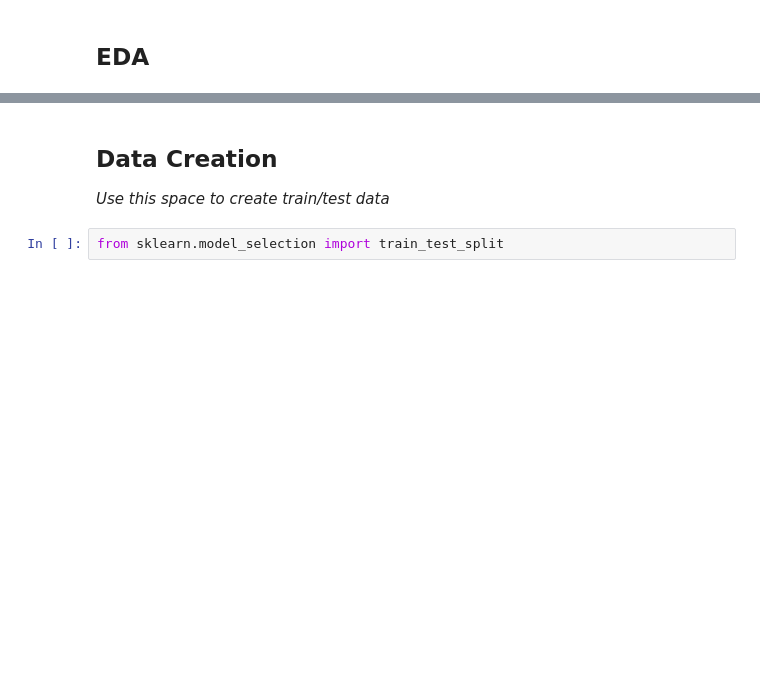
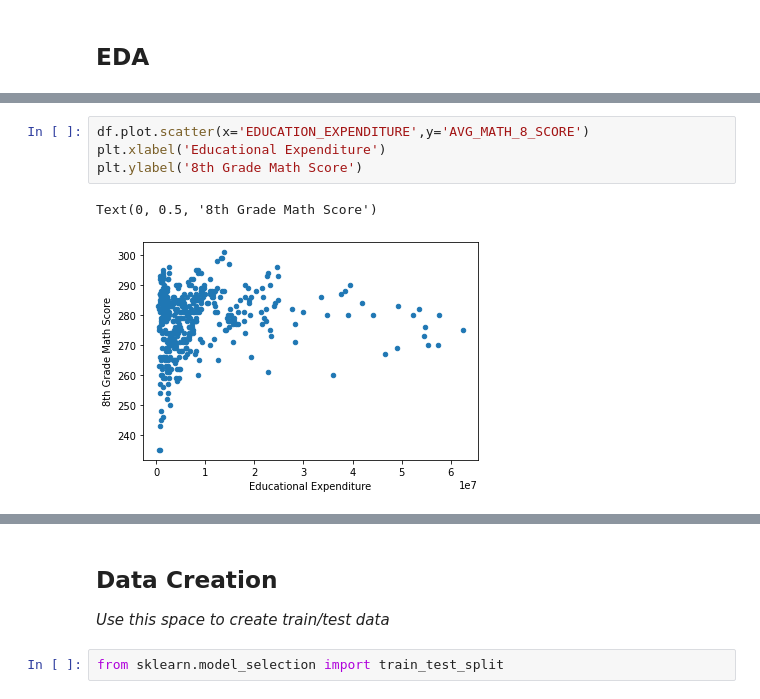
Before and after one commit to roshnimisra/mdst_workshops, a Jupyter notebook: workshop3/checkpoint3.ipynb, the cells around one changed output, grey strips where cells are left out. Drawn from its saved outputs; the diff is of its cells as text; blank space fills up the shorter version.

```diff
--- a/workshop3/checkpoint3.ipynb
+++ b/workshop3/checkpoint3.ipynb
@@ -55,0 +92,7 @@ Visualization 2
+# %%
+df.plot.scatter(x='EDUCATION_EXPENDITURE',y='AVG_MATH_8_SCORE')
+plt.xlabel('Educational Expenditure')
+plt.ylabel('8th Grade Math Score')
+# %% [output]
+Text(0, 0.5, '8th Grade Math Score')
+[figure, added]
```
Also changed, not shown: parts of 28 cells of this notebook, 3 other files.
